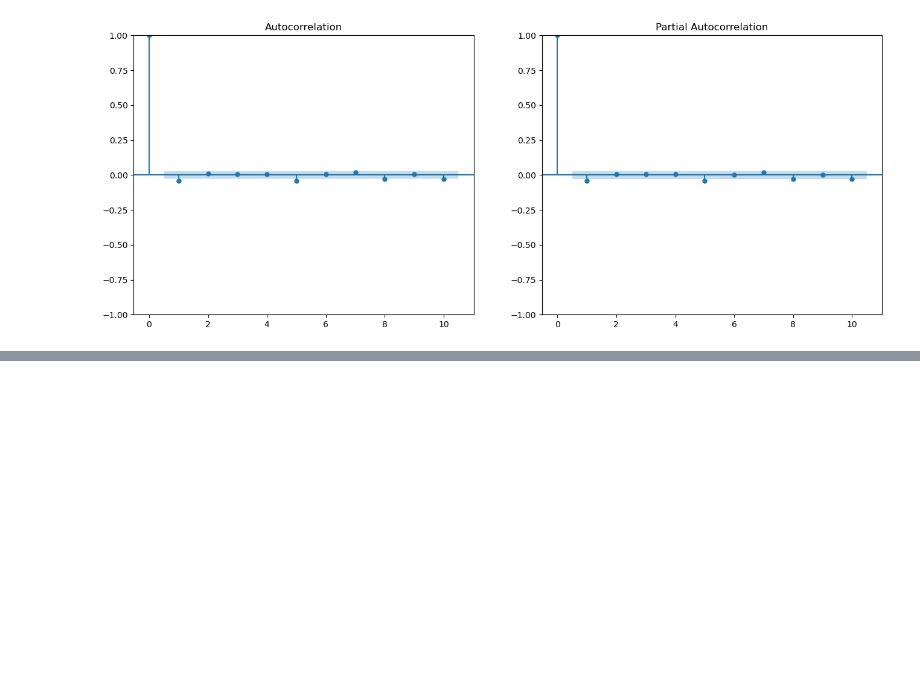
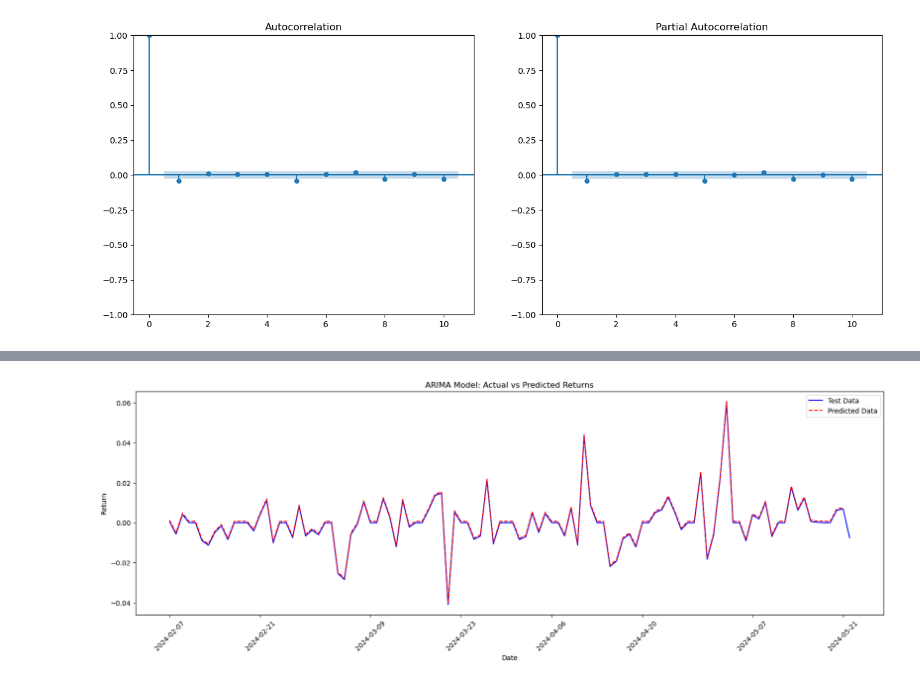
Before and after one commit to Leoyuyuyu/stock_prediction, a Jupyter notebook: notebooks/10-advanced_modelling_regression_Arima.ipynb, the cells around one changed output, grey strips where cells are left out. Cells and saved outputs as stored; diff of their text form; code cells hidden in the pictures; blank space fills up the shorter version.

```diff
--- a/notebooks/10-advanced_modelling_regression_Arima.ipynb
+++ b/notebooks/10-advanced_modelling_regression_Arima.ipynb
@@ -130,0 +206,15 @@ Check the residuals to ensure they resemble white noise.
+# %%
+plt.figure(figsize=(20, 6))
+plt.plot(test_df.index, test_df['test real'], label='Test Data', color='blue')
+plt.plot(test_df.index, test_df['predicted(ri'].shift(-1), label='Predicted Data', color='red', linestyle='--')
+plt.xlabel('Date')
+plt.ylabel('Return')
+plt.title('ARIMA Model: Actual vs Predicted Returns')
+plt.legend()
+
+# Format the x-axis labels
+plt.gca().xaxis.set_major_locator(mdates.AutoDateLocator(maxticks=10))
+plt.xticks(rotation=45)
+plt.show()
+# %% [output]
+[figure, added]
```
Also changed, not shown: parts of 30 cells of this notebook, 1 other file.
